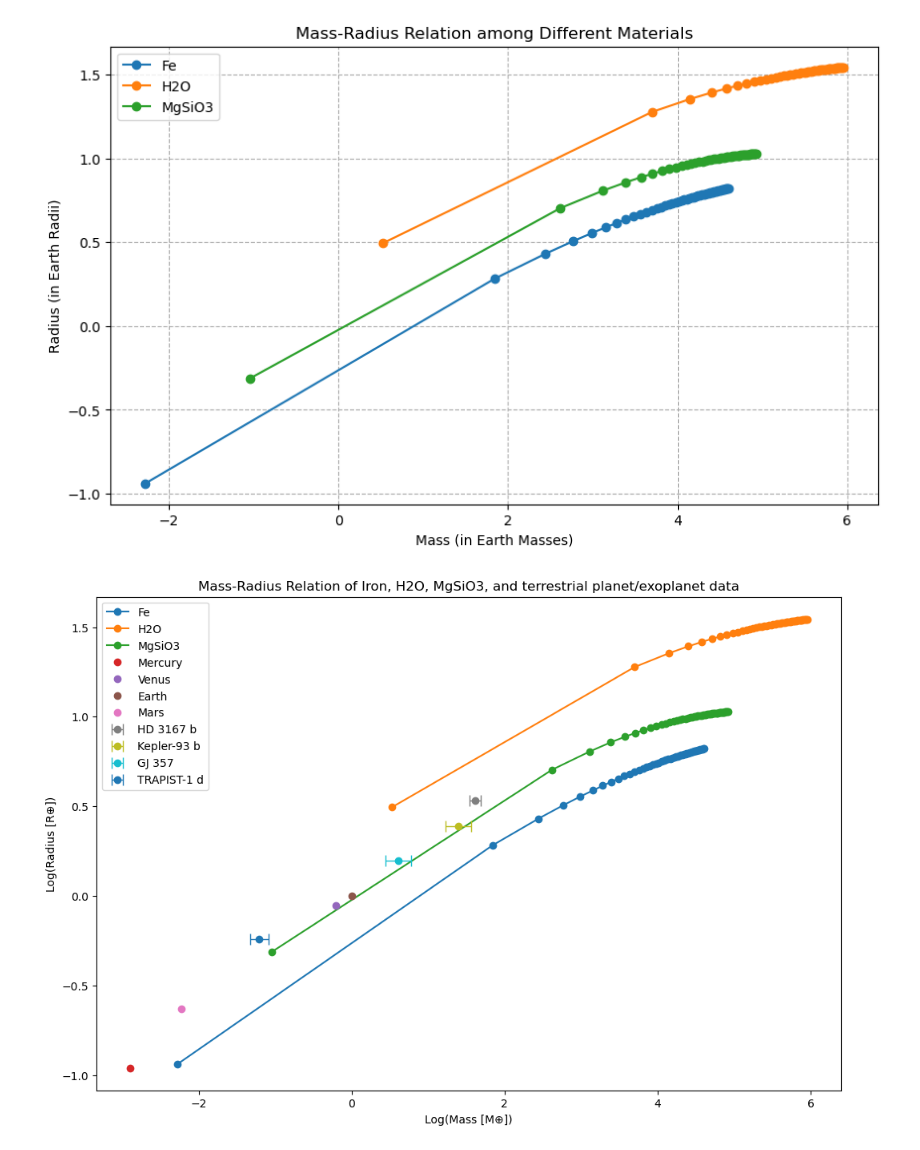
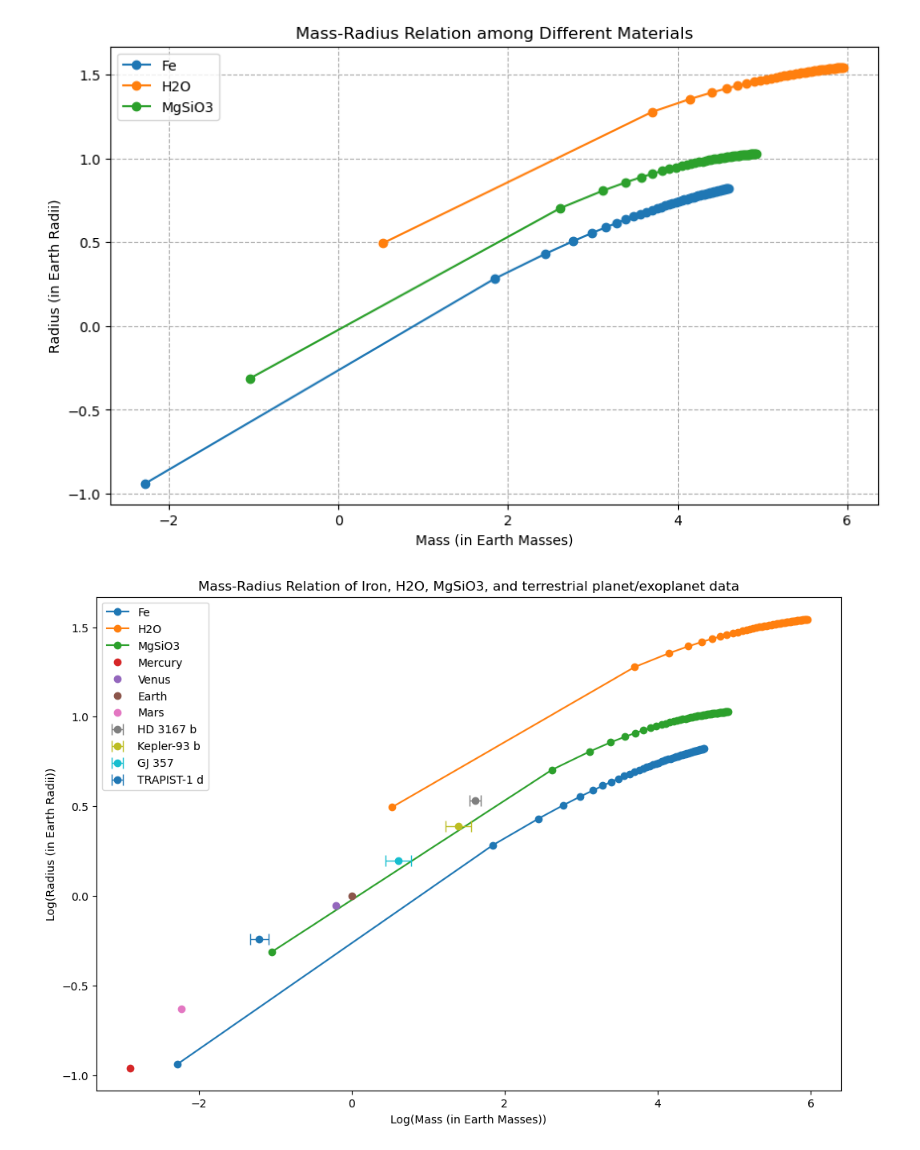
Before and after one commit to Columbia-Astronomy-4260/astr-4260-Juliahaynes777, a Jupyter notebook: PS4/PS4.ipynb, the cells around one changed output. Saved outputs shown, nothing was run; the diff lists cells and outputs as text; code cells hidden in the pictures.

```diff
--- a/PS4/PS4.ipynb
+++ b/PS4/PS4.ipynb
@@ -282,33 +282,33 @@ plt.figure(figsize=(12, 8))
 plt.plot(log_masses, log_radii, '-o', label='Fe')
 plt.plot(log_masses_h2o, log_radii_h2o, '-o', label='H2O')
 plt.plot(log_masses_mgsio3, log_radii_mgsio3, '-o', label='MgSiO3')
 
 #Plotting error bars for exoplanets
 for planet, attributes in planets.items():
     log_mass = np.log(attributes['mass'])  # Adjusted to log10 for consistency
     log_radius = np.log(attributes['radius'])  # Adjusted to log10 for consistency
 
     # Plot error bars if available
     if 'mass_error' in attributes:
         upper_mass_error = attributes['mass_error'][0]  # positive error
         lower_mass_error = attributes['mass_error'][1]  # negative error
 
         log_upper_mass_error = (upper_mass_error / attributes['mass'])
         log_lower_mass_error = (lower_mass_error / attributes['mass'])
 
         asymmetric_error = [[np.abs(log_lower_mass_error)], [np.abs(log_upper_mass_error)]]  # Note the double square brackets
 
         # Plotting exoplanet points with error bars
         plt.errorbar(x=log_mass, y=log_radius, xerr=asymmetric_error, fmt='o', capsize=5, elinewidth=1, label=planet)
     else:
         # Plotting the point without error bars for terrestrial planets
         plt.plot(log_mass, log_radius, 'o', label=planet)
 
 # Title, lables, show plot
 plt.title('Mass-Radius Relation of Iron, H2O, MgSiO3, and terrestrial planet/exoplanet data')
-plt.xlabel("Log(Mass [M⊕])")
-plt.ylabel("Log(Radius [R⊕])")
+plt.xlabel("Log(Mass (in Earth Masses))")
+plt.ylabel("Log(Radius (in Earth Radii))")
 plt.legend()
 plt.show()
 # %% [output]
-[figure, old version]
+[figure, new version]
```
Also changed, not shown: parts of 2 cells of this notebook.
